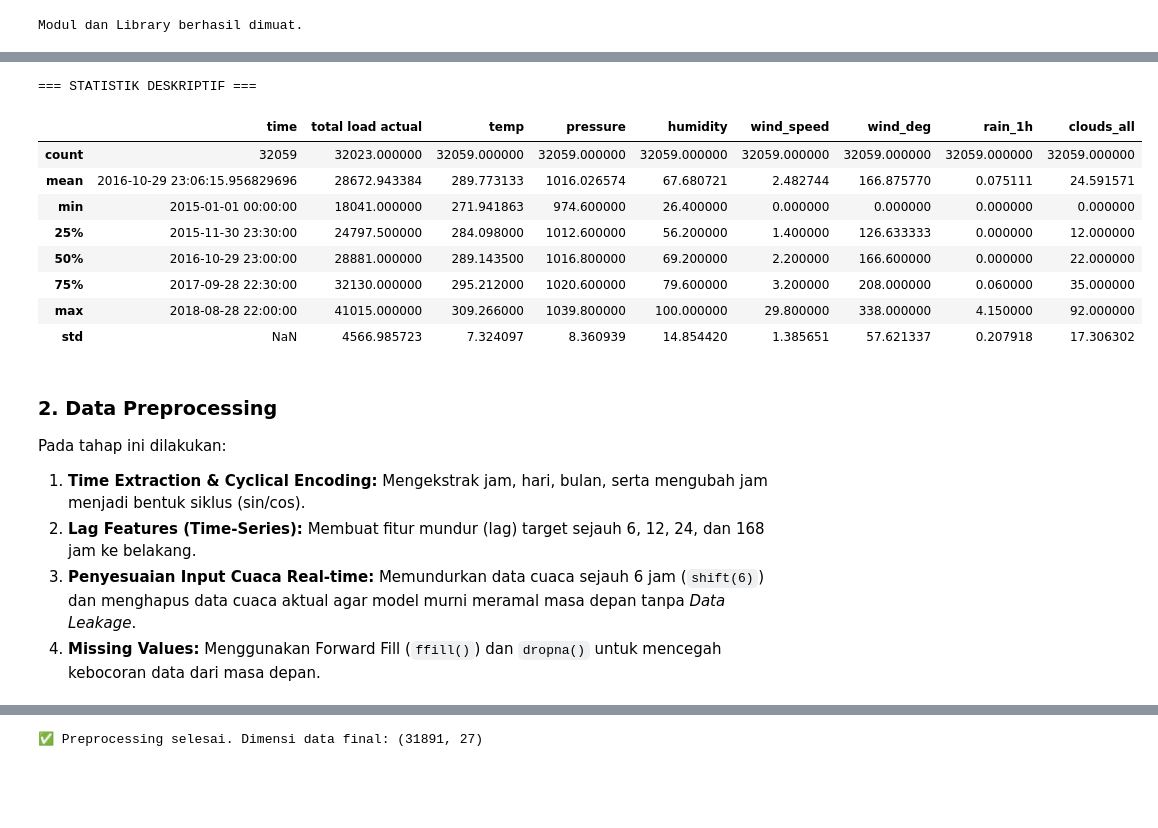
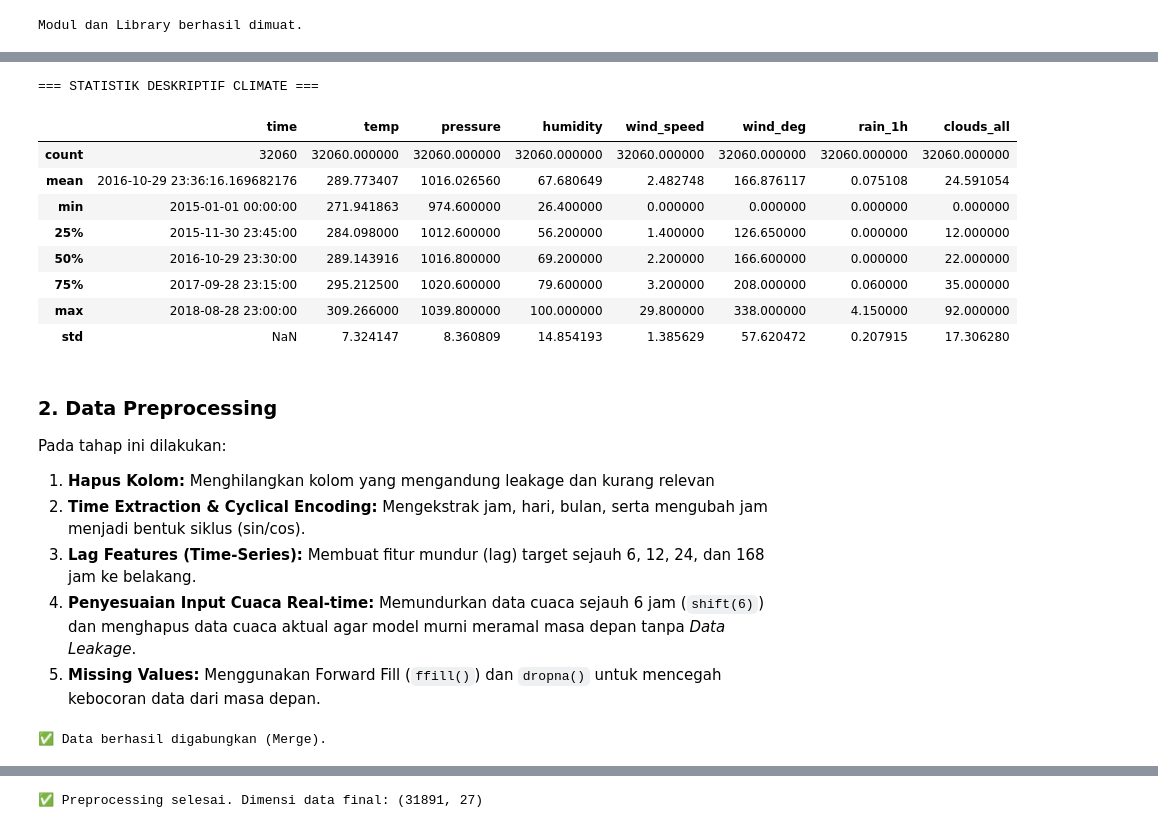
Before and after one commit to yayaangg/tugas-kecil-machine-learning, a Jupyter notebook: regresi.ipynb, the cells around one changed output, grey strips where cells are left out. Saved outputs shown, nothing was run; the diff lists cells and outputs as text; code cells hidden in the pictures; blank space fills up the shorter version.

```diff
--- a/regresi.ipynb
+++ b/regresi.ipynb
@@ -119,21 +148,45 @@ memory usage: 2.4+ MB
 # %%
-print("\n=== STATISTIK DESKRIPTIF ===")
-df.describe()
+print("\n=== STATISTIK DESKRIPTIF CLIMATE ===")
+df_weather.describe()
 # %% [output]
-=== STATISTIK DESKRIPTIF ===
+=== STATISTIK DESKRIPTIF CLIMATE ===
-|  | time | total load actual | temp | pressure | humidity | wind_speed | wind_deg | rain_1h | clouds_all |
-| count | 32059 | 32023.000000 | 32059.000000 | 32059.000000 | 32059.000000 | 32059.000000 | 32059.000000 | 32059.000000 | 32059.000000 |
-| mean | 2016-10-29 23:06:15.956829696 | 28672.943384 | 289.773133 | 1016.026574 | 67.680721 | 2.482744 | 166.875770 | 0.075111 | 24.591571 |
-| min | 2015-01-01 00:00:00 | 18041.000000 | 271.941863 | 974.600000 | 26.400000 | 0.000000 | 0.000000 | 0.000000 | 0.000000 |
-| 25% | 2015-11-30 23:30:00 | 24797.500000 | 284.098000 | 1012.600000 | 56.200000 | 1.400000 | 126.633333 | 0.000000 | 12.000000 |
-| 50% | 2016-10-29 23:00:00 | 28881.000000 | 289.143500 | 1016.800000 | 69.200000 | 2.200000 | 166.600000 | 0.000000 | 22.000000 |
-| 75% | 2017-09-28 22:30:00 | 32130.000000 | 295.212000 | 1020.600000 | 79.600000 | 3.200000 | 208.000000 | 0.060000 | 35.000000 |
-| max | 2018-08-28 22:00:00 | 41015.000000 | 309.266000 | 1039.800000 | 100.000000 | 29.800000 | 338.000000 | 4.150000 | 92.000000 |
-| std | NaN | 4566.985723 | 7.324097 | 8.360939 | 14.854420 | 1.385651 | 57.621337 | 0.207918 | 17.306302 |
+|  | time | temp | pressure | humidity | wind_speed | wind_deg | rain_1h | clouds_all |
+| count | 32060 | 32060.000000 | 32060.000000 | 32060.000000 | 32060.000000 | 32060.000000 | 32060.000000 | 32060.000000 |
+| mean | 2016-10-29 23:36:16.169682176 | 289.773407 | 1016.026560 | 67.680649 | 2.482748 | 166.876117 | 0.075108 | 24.591054 |
+| min | 2015-01-01 00:00:00 | 271.941863 | 974.600000 | 26.400000 | 0.000000 | 0.000000 | 0.000000 | 0.000000 |
+| 25% | 2015-11-30 23:45:00 | 284.098000 | 1012.600000 | 56.200000 | 1.400000 | 126.650000 | 0.000000 | 12.000000 |
+| 50% | 2016-10-29 23:30:00 | 289.143916 | 1016.800000 | 69.200000 | 2.200000 | 166.600000 | 0.000000 | 22.000000 |
+| 75% | 2017-09-28 23:15:00 | 295.212500 | 1020.600000 | 79.600000 | 3.200000 | 208.000000 | 0.060000 | 35.000000 |
+| max | 2018-08-28 23:00:00 | 309.266000 | 1039.800000 | 100.000000 | 29.800000 | 338.000000 | 4.150000 | 92.000000 |
+| std | NaN | 7.324147 | 8.360809 | 14.854193 | 1.385629 | 57.620472 | 0.207915 | 17.306280 |
 # %% [markdown]
 ### 2. Data Preprocessing
 Pada tahap ini dilakukan:
-1. **Time Extraction & Cyclical Encoding:** Mengekstrak jam, hari, bulan, serta mengubah jam menjadi bentuk siklus (sin/cos).
-2. **Lag Features (Time-Series):** Membuat fitur mundur (lag) target sejauh 6, 12, 24, dan 168 jam ke belakang.
-3. **Penyesuaian Input Cuaca Real-time:** Memundurkan data cuaca sejauh 6 jam (`shift(6)`) dan menghapus data cuaca aktual agar model murni meramal masa depan tanpa *Data Leakage*.
-4. **Missing Values:** Menggunakan Forward Fill (`ffill()`) dan `dropna()` untuk mencegah kebocoran data dari masa depan.
+1.  **Hapus Kolom:** Menghilangkan kolom yang mengandung leakage dan kurang relevan
+2. **Time Extraction & Cyclical Encoding:** Mengekstrak jam, hari, bulan, serta mengubah jam menjadi bentuk siklus (sin/cos).
+3. **Lag Features (Time-Series):** Membuat fitur mundur (lag) target sejauh 6, 12, 24, dan 168 jam ke belakang.
+4. **Penyesuaian Input Cuaca Real-time:** Memundurkan data cuaca sejauh 6 jam (`shift(6)`) dan menghapus data cuaca aktual agar model murni meramal masa depan tanpa *Data Leakage*.
+5. **Missing Values:** Menggunakan Forward Fill (`ffill()`) dan `dropna()` untuk mencegah kebocoran data dari masa depan.
+# %%
+# ==========================================
+# DATA PREPROCESSING : MENGHILANGKAN KOLOM YANG MENGANDUNG LEAKAGE & KURANG RELEVAN
+# ==========================================
+
+leakage_and_useless_cols = [
+    'total load forecast', 'price actual', 'price day ahead',
+    'forecast wind offshore eday ahead', 'generation hydro pumped storage aggregated',
+    'generation fossil coal-derived gas', 'generation fossil oil shale',
+    'generation fossil peat', 'generation geothermal', 'generation marine',
+    'generation wind offshore', 'generation biomass', 'generation fossil brown coal/lignite',
+    'generation fossil gas', 'generation fossil hard coal', 'generation fossil oil',
+    'generation hydro pumped storage consumption', 'generation hydro run-of-river and poundage',
+    'generation hydro water reservoir', 'generation nuclear', 'generation other renewable',
+    'generation solar', 'generation waste', 'generation wind onshore', 'generation other',
+    'forecast solar day ahead', 'forecast wind onshore day ahead'
+]
+
+df_energy = df_energy.drop(columns=[col for col in leakage_and_useless_cols if col in df_energy.columns])
+df = pd.merge(df_energy, df_weather, on='time', how='inner')
+print("✅ Data berhasil digabungkan (Merge).")
+# %% [output]
+✅ Data berhasil digabungkan (Merge).
```
Also changed, not shown: parts of 10 cells of this notebook.
